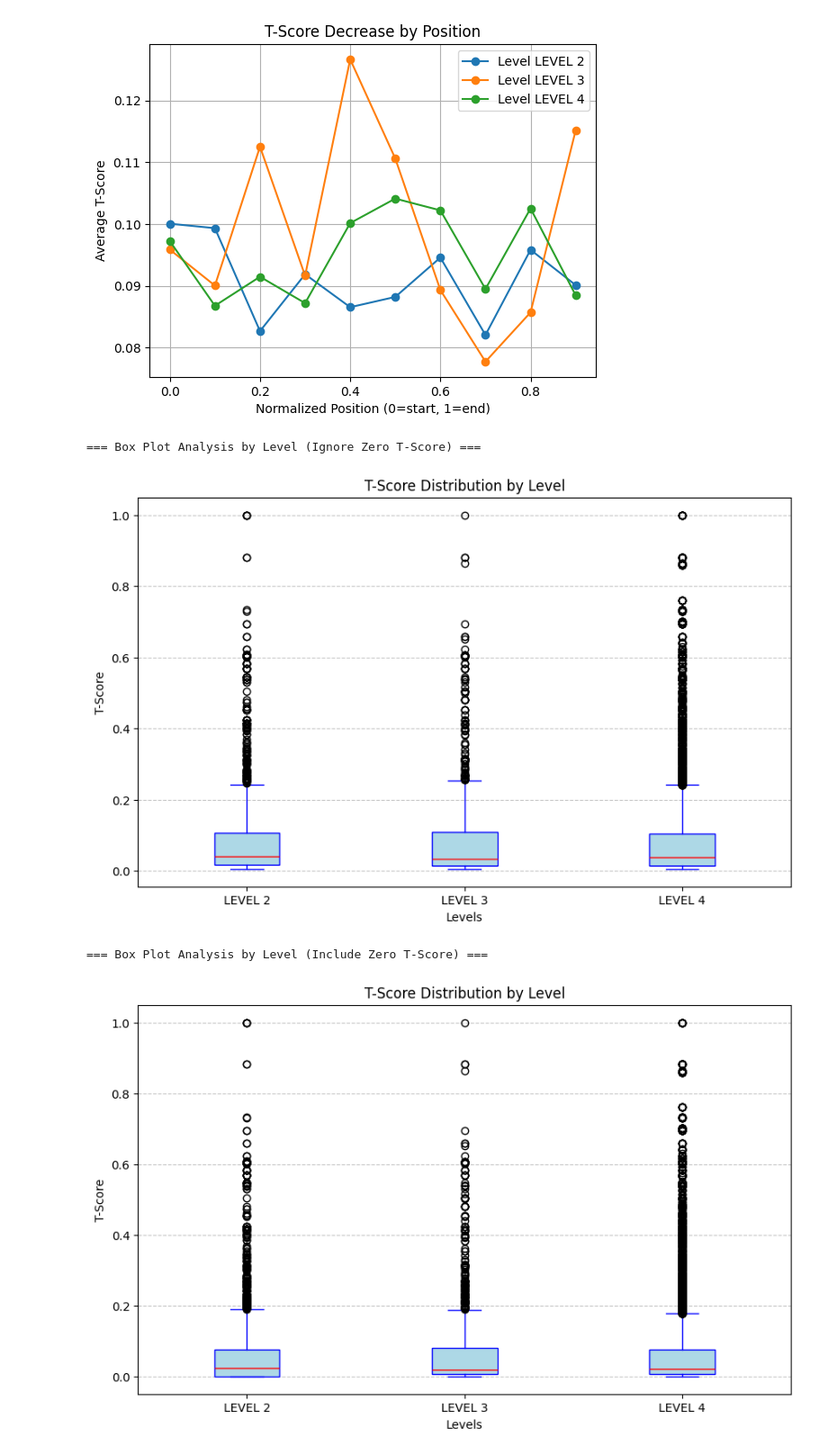
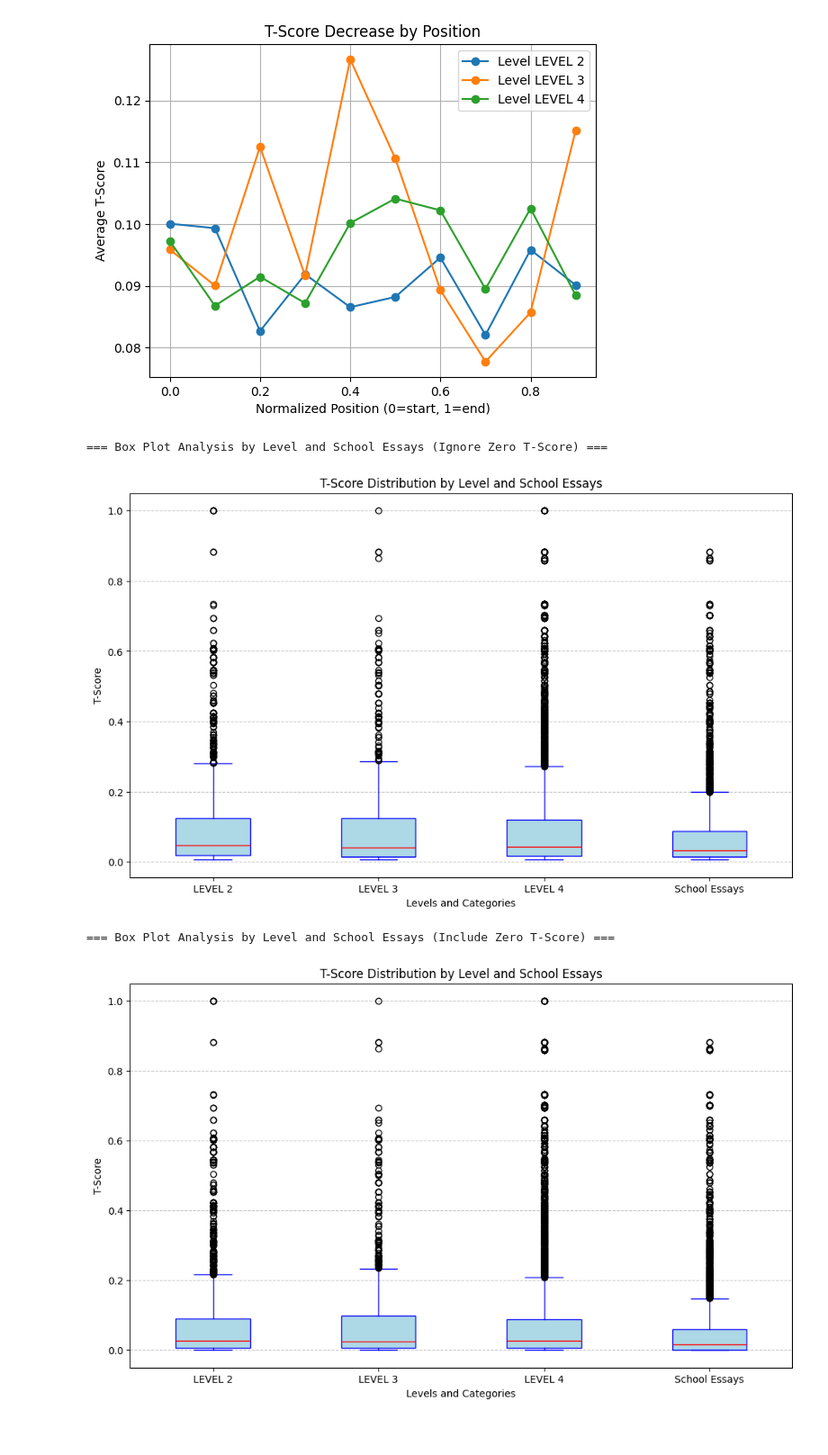
Before and after one commit to Vakhranev/Heritage, a Jupyter notebook: Анализ_t_score_по_уровням.ipynb, the cells around one changed output. Shown at 90% size. Saved outputs shown, nothing was run; the diff lists cells and outputs as text; code cells hidden in the pictures; blank space fills up the shorter version.

```diff
--- a/Анализ_t_score_по_уровням.ipynb
+++ b/Анализ_t_score_по_уровням.ipynb
@@ -550,9 +550,13 @@ import json
 import numpy as np
 import matplotlib.pyplot as plt
 
-# Загрузка данных
+# Загрузка данных из файла America
 with open('updated_america_texts_last.json', 'r', encoding='utf-8') as file:
-    texts_data = json.load(file)
+    america_texts_data = json.load(file)
+
+# Загрузка данных из файла School
+with open('updated_final_school.json', 'r', encoding='utf-8') as file:
+    school_texts_data = json.load(file)
 
 # Загрузка уровня из файла
 with open('files_by_levels.txt', 'r', encoding='utf-8') as f:
@@ -576,53 +580,66 @@ def get_bigram_positions(text, bigram):
     return positions
 
 # Общая функция для анализа
-def analyze_t_scores_by_level_boxplot(texts_data, files_by_levels, ignore_zero_t_score=True):
+def analyze_t_scores_by_level_boxplot(america_texts_data, school_texts_data, files_by_levels, ignore_zero_t_score=True):
     level_t_scores = {}
 
+    # Анализ текстов по уровням
     for level, files in files_by_levels.items():
         all_t_scores = []
 
         for file in files:
-            if file in texts_data:
-                text_info = texts_data[file]
+            if file in america_texts_data:
+                text_info = america_texts_data[file]
                 text = text_info.get("text", "").lower()
                 bigrams = text_info.get("bigrams_unique", {})
 
                 for bigram, metrics in bigrams.items():
                     t_score = metrics.get("t_score", 0)
                     if ignore_zero_t_score and t_score == 0:
                         continue
                     all_t_scores.append(t_score)
 
         level_t_scores[level] = all_t_scores
 
+    # Анализ текстов из школьных сочинений
+    school_t_scores = []
+    for file, text_info in school_texts_data.items():
+        text = text_info.get("text", "").lower()
+        bigrams = text_info.get("bigrams_unique", {})
+
+        for bigram, metrics in bigrams.items():
+            t_score = metrics.get("t_score", 0)
+            if ignore_zero_t_score and t_score == 0:
+                continue
+            school_t_scores.append(t_score)
+
     # Построение ящиков с усами
-    plt.figure(figsize=(10, 6))
+    plt.figure(figsize=(12, 7))
     plt.boxplot(
-        level_t_scores.values(),
-        labels=level_t_scores.keys(),
+        list(level_t_scores.values()) + [school_t_scores],
+        labels=list(level_t_scores.keys()) + ["School Essays"],
         showfliers=True,  # Показывать выбросы
         patch_artist=True,  # Заливка ящиков цветом
         boxprops=dict(facecolor="lightblue", color="blue"),
         medianprops=dict(color="red"),
         whiskerprops=dict(color="blue"),
         capprops=dict(color="blue"),
     )
-    plt.title(f'T-Score Distribution by Level')
-    plt.xlabel('Levels')
+    plt.title(f'T-Score Distribution by Level and School Essays')
+    plt.xlabel('Levels and Categories')
     plt.ylabel('T-Score')
     plt.grid(axis='y', linestyle='--', alpha=0.7)
     plt.show()
 
 # 1. Игнорируем биграммы с нулевым T-Score
-print("=== Box Plot Analysis by Level (Ignore Zero T-Score) ===")
-analyze_t_scores_by_level_boxplot(texts_data, files_by_levels, ignore_zero_t_score=True)
+print("=== Box Plot Analysis by Level and School Essays (Ignore Zero T-Score) ===")
+analyze_t_scores_by_level_boxplot(america_texts_data, school_texts_data, files_by_levels, ignore_zero_t_score=True)
 
 # 2. Не игнорируем биграммы с нулевым T-Score
-print("\n=== Box Plot Analysis by Level (Include Zero T-Score) ===")
-analyze_t_scores_by_level_boxplot(texts_data, files_by_levels, ignore_zero_t_score=False)
+print("\n=== Box Plot Analysis by Level and School Essays (Include Zero T-Score) ===")
+analyze_t_scores_by_level_boxplot(america_texts_data, school_texts_data, files_by_levels, ignore_zero_t_score=False)
 # %% [output]
-=== Box Plot Analysis by Level (Ignore Zero T-Score) ===
+=== Box Plot Analysis by Level and School Essays (Ignore Zero T-Score) ===
-[figure, old version]
+[figure, new version]
-=== Box Plot Analysis by Level (Include Zero T-Score) ===
+=== Box Plot Analysis by Level and School Essays (Include Zero T-Score) ===
-[figure, old version]
+[figure, new version]
```
Also changed, not shown: parts of 1 cell of this notebook.
